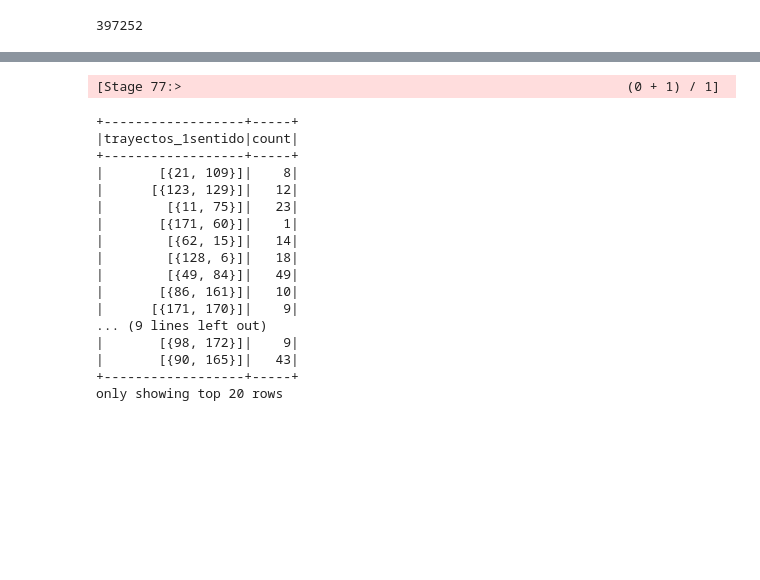
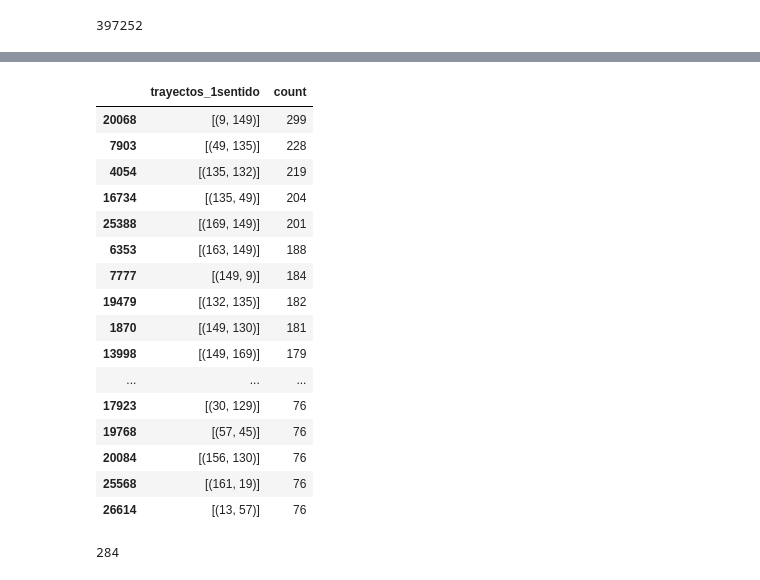
Before and after one commit to Edealvear/PracticaSpark, a Jupyter notebook: DatosJunio2019.ipynb, the cells around one changed output, grey strips where cells are left out. Cells and saved outputs as stored; diff of their text form; code cells hidden in the pictures; blank space fills up the shorter version.

```diff
--- a/DatosJunio2019.ipynb
+++ b/DatosJunio2019.ipynb
@@ -69,3 +75,7 @@ df1.count()
 +---------------+--------------------+--------+--------------+----------------+-----------+---------+--------+
 only showing top 20 rows
 397252
+# %%
+df2 = df1.filter(df["idplug_station"]!= df["idunplug_station"] )
+df2.show()
+df2.count() #descartamos los trayectos de una estación en si misma.
@@ -86,9 +125,11 @@ df1.groupBy('ageRange').count().show()
 +--------+------+
 # %%
 from pyspark.sql.functions import collect_list, struct
-dfg = df1.groupBy('_id').\
+dfg = df2.groupBy('_id').\
     agg(collect_list(struct('idunplug_station','idplug_station')).alias('trayectos_1sentido'))
+
 dfg.show()
+
 #realmente necesitamos que en esta primera columna aparezcan los trayectos de froma que la primera coordenada sea la
 #más pequeña y la segunda la más grande para que cuando hagamos el groupBy no distinga el sentido.
 # %% [output]
@@ -113,21 +164,29 @@ only showing top 20 rows
 # %%
-dfg.groupBy('trayectos_1sentido').count().show()
+import pandas
+dfg1 = dfg.groupBy('trayectos_1sentido').count().pandas_api()
-# %% [output]
-[Stage 77:>                                                         (0 + 1) / 1]
-+------------------+-----+
-|trayectos_1sentido|count|
-+------------------+-----+
-|       [{21, 109}]|    8|
-|      [{123, 129}]|   12|
-|        [{11, 75}]|   23|
-|       [{171, 60}]|    1|
-|        [{62, 15}]|   14|
-|        [{128, 6}]|   18|
-|        [{49, 84}]|   49|
-|       [{86, 161}]|   10|
-|      [{171, 170}]|    9|
-... (9 lines left out)
-|       [{98, 172}]|    9|
-|       [{90, 165}]|   43|
-+------------------+-----+
-only showing top 20 rows
+# %%
+dfgorder = dfg1.nlargest(int(.01*len(dfg1.index)),["count"])
+# %%
+dfgorder
+# %% [output]
+|  | trayectos_1sentido | count |
+| 20068 | [(9, 149)] | 299 |
+| 7903 | [(49, 135)] | 228 |
+| 4054 | [(135, 132)] | 219 |
+| 16734 | [(135, 49)] | 204 |
+| 25388 | [(169, 149)] | 201 |
+| 6353 | [(163, 149)] | 188 |
+| 7777 | [(149, 9)] | 184 |
+| 19479 | [(132, 135)] | 182 |
+| 1870 | [(149, 130)] | 181 |
+| 13998 | [(149, 169)] | 179 |
+| ... | ... | ... |
+| 17923 | [(30, 129)] | 76 |
+| 19768 | [(57, 45)] | 76 |
+| 20084 | [(156, 130)] | 76 |
+| 25568 | [(161, 19)] | 76 |
+| 26614 | [(13, 57)] | 76 |
+# %%
+len(dfgorder)
+# %% [output]
+284
```
Also changed, not shown: parts of 7 cells of this notebook.
